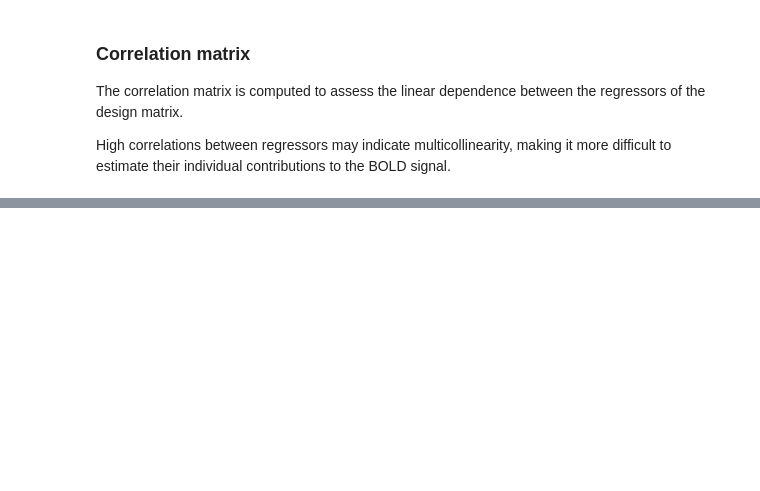
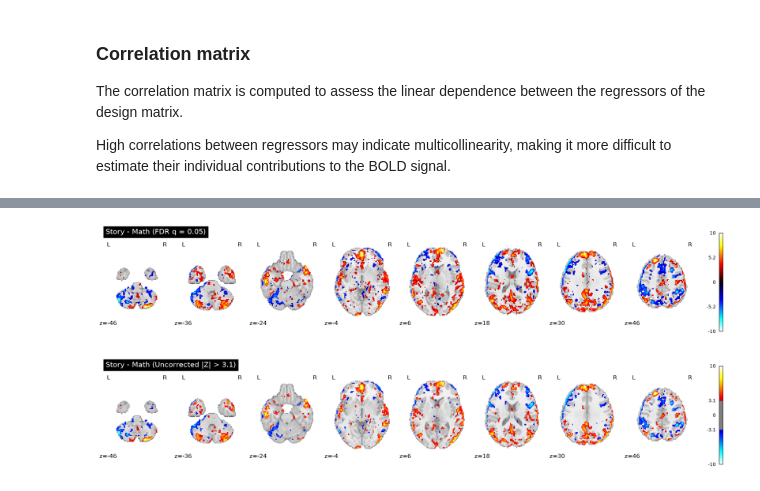
Before and after one commit to camillaberti/miniproject_nssp1, a Jupyter notebook: glm.ipynb, the cells around one changed output, grey strips where cells are left out. Drawn from its saved outputs; the diff is of its cells as text; code cells hidden in the pictures; blank space fills up the shorter version.

```diff
--- a/glm.ipynb
+++ b/glm.ipynb
@@ -193,0 +383,30 @@ Overall, the correlation structure reflects the alternating block design. Althou
+# %%
+# FDR-corrected contrast map
+if np.isfinite(contrast_threshold):
+    plot_stat_map(
+        contrast_fdr,
+        title='Story - Math (FDR q = 0.05)',
+        display_mode='z',
+        cut_coords=8,
+        threshold=0,
+        cmap='cold_hot',
+        colorbar=True
+    )
+else:
+    print("No voxels survive FDR correction for the story - math contrast.")
+
+# Uncorrected contrast map
+plot_stat_map(
+    z_map_contrast,
+    title='Story - Math (Uncorrected |Z| > 3.1)',
+    display_mode='z',
+    cut_coords=8,
+    threshold=3.1,
+    cmap='cold_hot',
+    colorbar=True
+)
+
+show()
+# %% [output]
+[figure, added]
+[figure, added]
```
Also changed, not shown: parts of 19 cells of this notebook.
